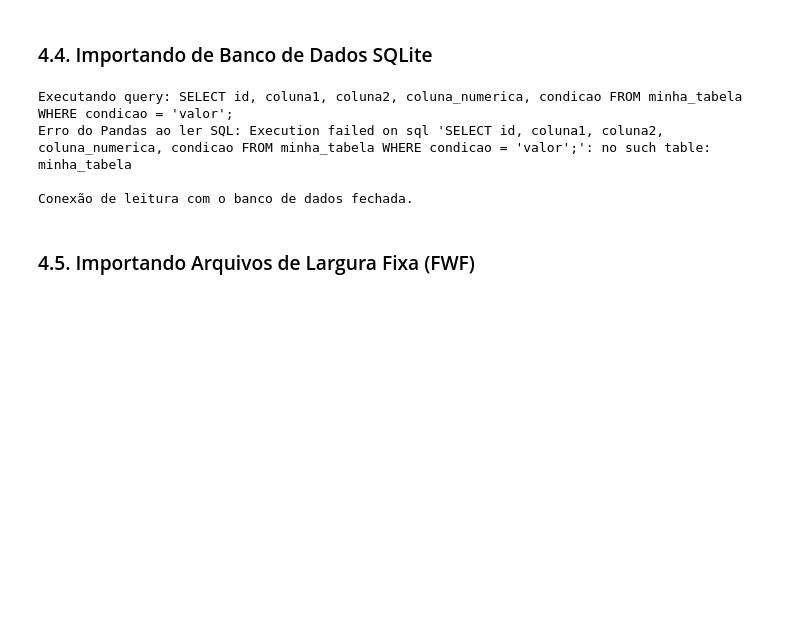
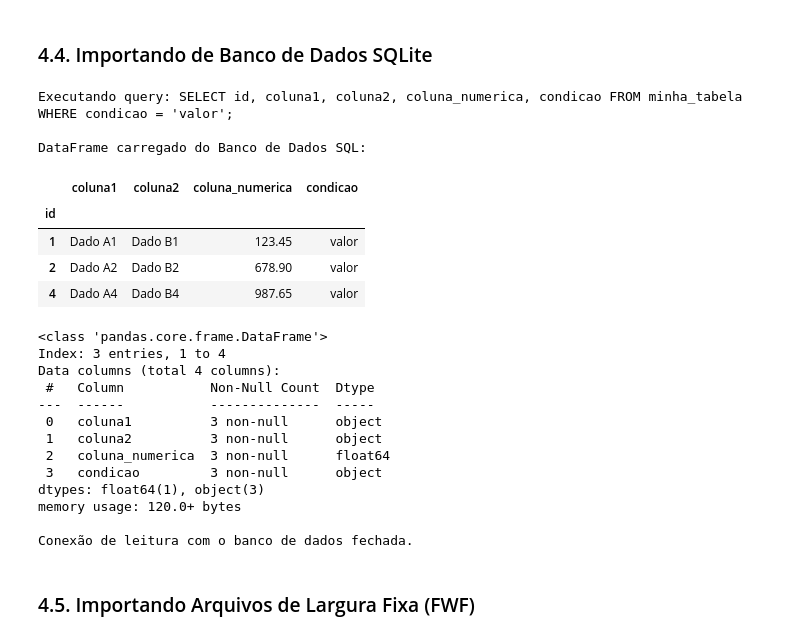
Before and after one commit to diegopatr/data-science-workbook, a Jupyter notebook: 01-import-organize-transform.ipynb, the cells around one changed output. Cells and saved outputs as stored; diff of their text form; code cells hidden in the pictures; blank space fills up the shorter version.

Commit message:
refactor: atualizar e otimizar notebook de processamento de dados

```diff
--- a/01-import-organize-transform.ipynb
+++ b/01-import-organize-transform.ipynb
@@ -279,7 +279,7 @@ memory usage: 372.0+ bytes
 # %% [markdown]
 ### 4.4. Importando de Banco de Dados SQLite
 # %%
-db_filename = 'output/meu_banco.db'
+db_filename = 'data/meu_banco.db'
 table_name = 'minha_tabela'
 
 conn_read = None
@@ -287,35 +287,52 @@ df_sql = pd.DataFrame() # Limpar/inicializar
 try:
     conn_read = sqlite3.connect(db_filename)
     # Query para selecionar colunas específicas com uma condição
     query = f"SELECT id, coluna1, coluna2, coluna_numerica, condicao FROM {table_name} WHERE condicao = 'valor';"
     print(f"\nExecutando query: {query}")
 
     # Ler dados diretamente para um DataFrame
     df_sql = pd.read_sql_query(query, conn_read,
                                index_col='id', # Usar a coluna id do SQL como índice do DataFrame
                                parse_dates=None, # Nenhuma coluna de data para parsear neste exemplo
                                dtype={'coluna_numerica': float} # Especificar tipo para garantir
                               )
 
     print("\nDataFrame carregado do Banco de Dados SQL:")
     display(df_sql)
     df_sql.info()
 
 except sqlite3.Error as e:
     print(f"Erro ao executar a consulta SQL ou conectar: {e}")
 except pd.io.sql.DatabaseError as e:
      print(f"Erro do Pandas ao ler SQL: {e}")
 except Exception as e:
     print(f"Erro inesperado na leitura do banco de dados: {e}")
 finally:
     if conn_read:
         conn_read.close()
         print("\nConexão de leitura com o banco de dados fechada.")
 # %% [output]
 Executando query: SELECT id, coluna1, coluna2, coluna_numerica, condicao FROM minha_tabela WHERE condicao = 'valor';
-Erro do Pandas ao ler SQL: Execution failed on sql 'SELECT id, coluna1, coluna2, coluna_numerica, condicao FROM minha_tabela WHERE condicao = 'valor';': no such table: minha_tabela
 
-Conexão de leitura com o banco de dados fechada.
+DataFrame carregado do Banco de Dados SQL:
+|  | coluna1 | coluna2 | coluna_numerica | condicao |
+| id |  |  |  |  |
+| 1 | Dado A1 | Dado B1 | 123.45 | valor |
+| 2 | Dado A2 | Dado B2 | 678.90 | valor |
+| 4 | Dado A4 | Dado B4 | 987.65 | valor |
+<class 'pandas.core.frame.DataFrame'>
+Index: 3 entries, 1 to 4
+Data columns (total 4 columns):
+ #   Column           Non-Null Count  Dtype
+---  ------           --------------  -----
+ 0   coluna1          3 non-null      object
+ 1   coluna2          3 non-null      object
+ 2   coluna_numerica  3 non-null      float64
+ 3   condicao         3 non-null      object
+dtypes: float64(1), object(3)
+memory usage: 120.0+ bytes
+
+Conexão de leitura com o banco de dados fechada.
 # %% [markdown]
 ### 4.5. Importando Arquivos de Largura Fixa (FWF)
 # %%
```
Also changed, not shown: 2 other files.
